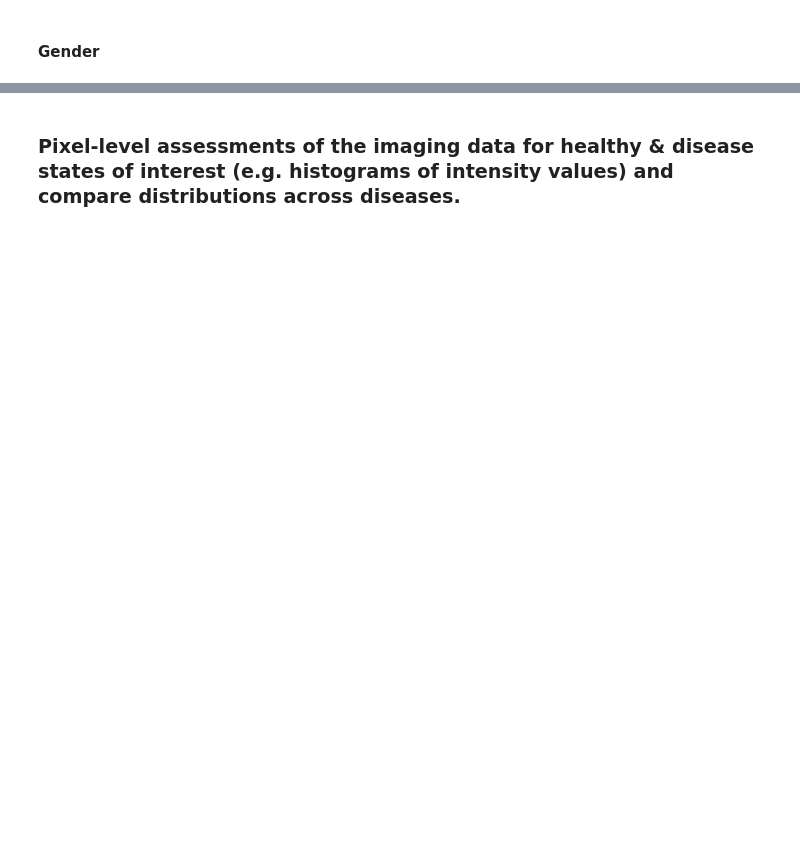
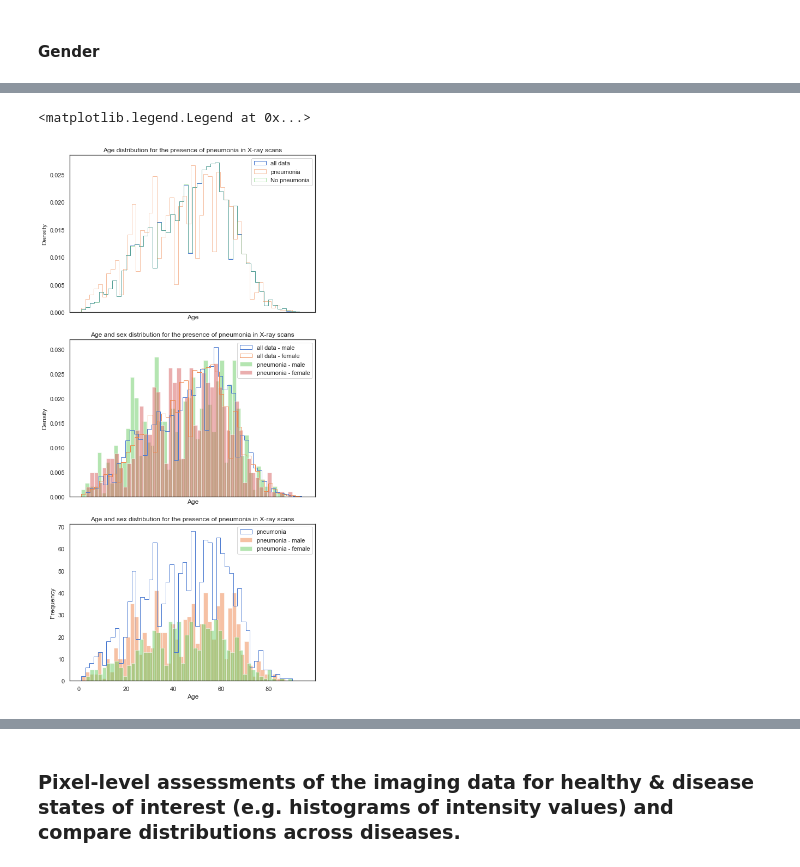
Before and after one commit to maurodsantos/AIHCND_C2_Starter, a Jupyter notebook: EDA.ipynb, the cells around one changed output, grey strips where cells are left out. Saved outputs shown, nothing was run; the diff lists cells and outputs as text; code cells hidden in the pictures; blank space fills up the shorter version.

```diff
--- a/EDA.ipynb
+++ b/EDA.ipynb
@@ -104,0 +238,30 @@ dtype: int64
+# %%
+f, axes = plt.subplots(3, 1, figsize=(7, 14), sharex=True)
+f.tight_layout(h_pad=4)
+axes[0].hist(df['Patient Age'], bins=50, density=True,label='all data',histtype=u'step')
+axes[0].hist(df[df['Pneumonia']==1]['Patient Age'], bins=50, density=True,alpha=0.5,label='pneumonia',histtype=u'step')
+axes[0].hist(df[df['Pneumonia']==0]['Patient Age'], bins=50, density=True,alpha=0.5,label='No pneumonia',histtype=u'step')
+axes[0].set_ylabel('Density')
+axes[0].set_xlabel('Age')
+axes[0].set_title('Age distribution for the presence of pneumonia in X-ray scans')
+axes[0].legend()
+
+axes[1].hist(df[df['Patient Gender']=='M']['Patient Age'], bins=50, density=True,label='all data - male',histtype=u'step')
+axes[1].hist(df[df['Patient Gender']=='F']['Patient Age'], bins=50, density=True,label='all data - female',histtype=u'step')
+axes[1].hist(df[(df['Pneumonia']==1) & (df['Patient Gender']=='M')]['Patient Age'],alpha=0.5, bins=50, density=True,label='pneumonia - male')
+axes[1].hist(df[(df['Pneumonia']==1) & (df['Patient Gender']=='F')]['Patient Age'],alpha=0.5, bins=50, density=True,label='pneumonia - female')
+axes[1].set_ylabel('Density')
+axes[1].set_xlabel('Age')
+axes[1].set_title('Age and sex distribution for the presence of pneumonia in X-ray scans')
+axes[1].legend()
+
+axes[2].hist(df[df['Pneumonia']==1]['Patient Age'], bins=50,label='pneumonia',histtype=u'step')
+axes[2].hist(df[(df['Pneumonia']==1) & (df['Patient Gender']=='M')]['Patient Age'],alpha=0.5, bins=50, label='pneumonia - male')
+axes[2].hist(df[(df['Pneumonia']==1) & (df['Patient Gender']=='F')]['Patient Age'],alpha=0.5, bins=50, label='pneumonia - female')
+axes[2].set_ylabel('Frequency')
+axes[2].set_xlabel('Age')
+axes[2].set_title('Age and sex distribution for the presence of pneumonia in X-ray scans')
+axes[2].legend()
+# %% [output]
+<matplotlib.legend.Legend at 0x...>
+[figure, added]
```
Also changed, not shown: parts of 25 cells of this notebook, 6 other files.
